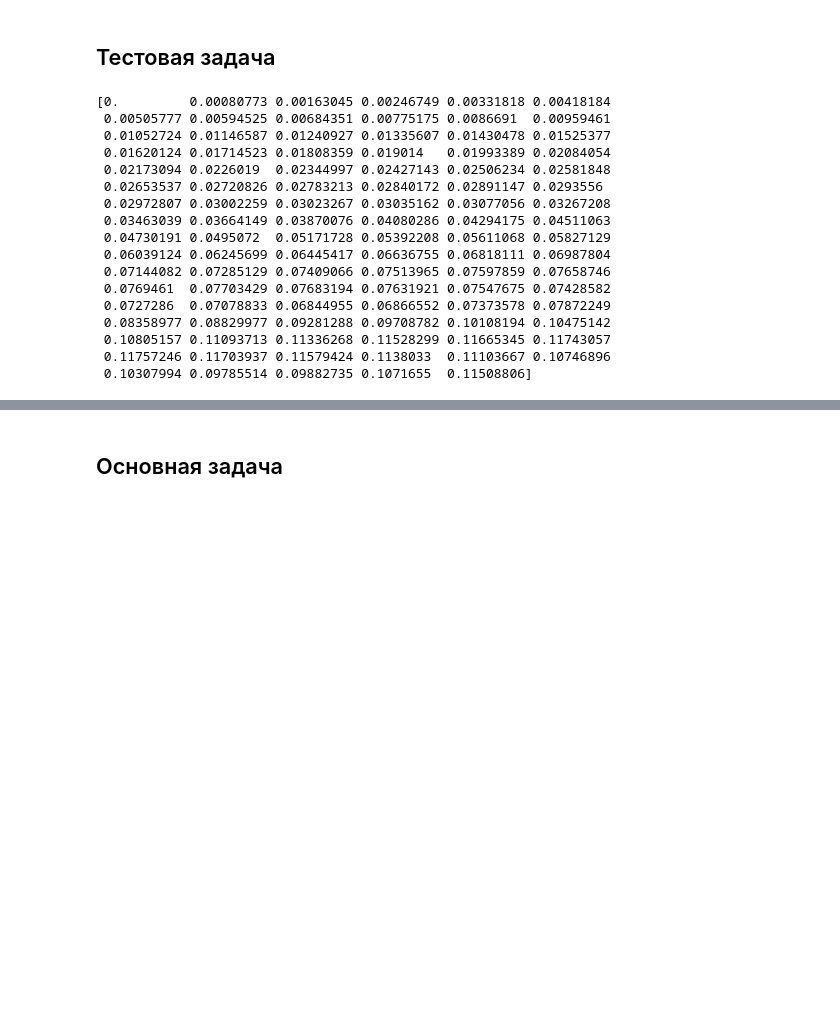
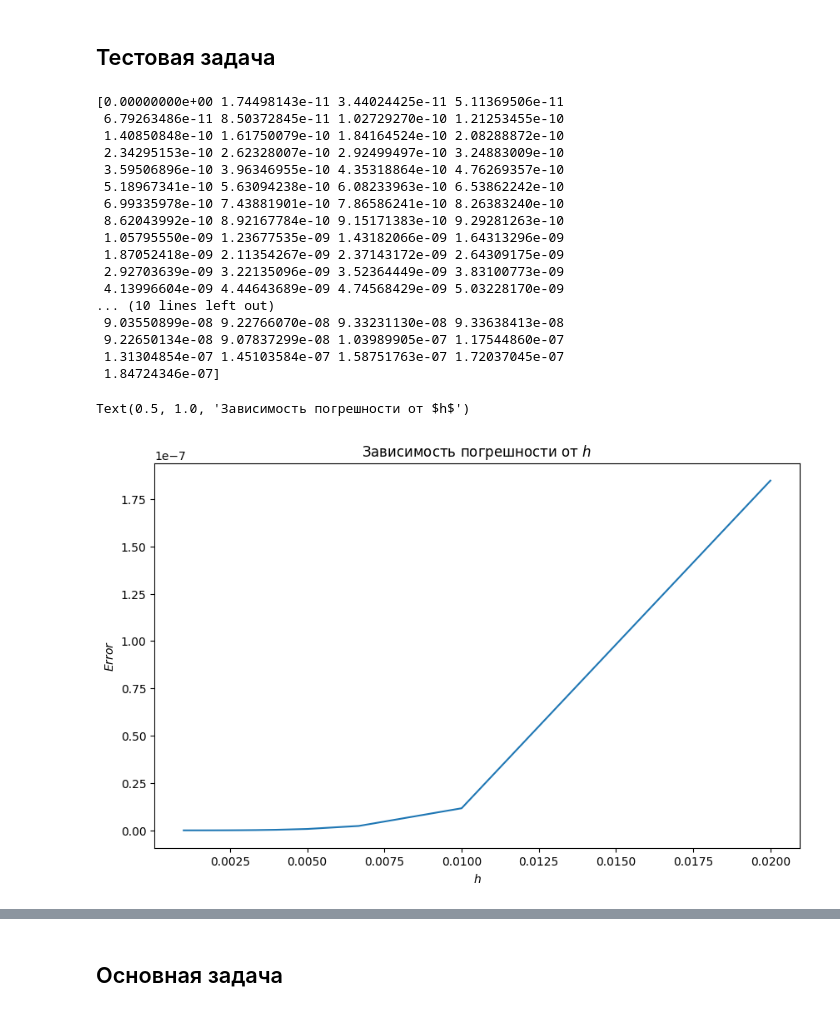
Before and after one commit to BKamol/NumericalMethods, a Jupyter notebook: CourseWork.ipynb, the cells around one changed output, grey strips where cells are left out. Drawn from its saved outputs; the diff is of its cells as text; code cells hidden in the pictures; blank space fills up the shorter version.

```diff
--- a/CourseWork.ipynb
+++ b/CourseWork.ipynb
@@ -44,30 +44,30 @@ def f(t, y):
 # %%
 a, b, N = 0, 2, 100
-h = (b-a)/N
+h = (b-a)/(N)
 
 y_precise = np.array([lambda t: np.cos(t*t)*np.sqrt(1+t),
                       lambda t: np.sin(t*t)*np.sqrt(1+t)])
 ya = np.array([y_precise[0](a), y_precise[1](a)])
 
-y_calc = Runge_Kutta(a, b, h, f, ya)
-nodes = np.arange(a, b+1e-15, h)
+y_calc = Runge_Kutta(a, b, N, f, ya)
+nodes = np.linspace(a, b+1e-15, N+1)
 print(error(nodes, y_calc, y_precise))
 # %% [output]
-[0.         0.00080773 0.00163045 0.00246749 0.00331818 0.00418184
- 0.00505777 0.00594525 0.00684351 0.00775175 0.0086691  0.00959461
- 0.01052724 0.01146587 0.01240927 0.01335607 0.01430478 0.01525377
- 0.01620124 0.01714523 0.01808359 0.019014   0.01993389 0.02084054
- 0.02173094 0.0226019  0.02344997 0.02427143 0.02506234 0.02581848
- 0.02653537 0.02720826 0.02783213 0.02840172 0.02891147 0.0293556
- 0.02972807 0.03002259 0.03023267 0.03035162 0.03077056 0.03267208
- 0.03463039 0.03664149 0.03870076 0.04080286 0.04294175 0.04511063
- 0.04730191 0.0495072  0.05171728 0.05392208 0.05611068 0.05827129
- 0.06039124 0.06245699 0.06445417 0.06636755 0.06818111 0.06987804
- 0.07144082 0.07285129 0.07409066 0.07513965 0.07597859 0.07658746
- 0.0769461  0.07703429 0.07683194 0.07631921 0.07547675 0.07428582
- 0.0727286  0.07078833 0.06844955 0.06866552 0.07373578 0.07872249
- 0.08358977 0.08829977 0.09281288 0.09708782 0.10108194 0.10475142
- 0.10805157 0.11093713 0.11336268 0.11528299 0.11665345 0.11743057
- 0.11757246 0.11703937 0.11579424 0.1138033  0.11103667 0.10746896
- 0.10307994 0.09785514 0.09882735 0.1071655  0.11508806]
+[0.00000000e+00 1.74498143e-11 3.44024425e-11 5.11369506e-11
+ 6.79263486e-11 8.50372845e-11 1.02729270e-10 1.21253455e-10
+ 1.40850848e-10 1.61750079e-10 1.84164524e-10 2.08288872e-10
+ 2.34295153e-10 2.62328007e-10 2.92499497e-10 3.24883009e-10
+ 3.59506896e-10 3.96346955e-10 4.35318864e-10 4.76269357e-10
+ 5.18967341e-10 5.63094238e-10 6.08233963e-10 6.53862242e-10
+ 6.99335978e-10 7.43881901e-10 7.86586241e-10 8.26383240e-10
+ 8.62043992e-10 8.92167784e-10 9.15171383e-10 9.29281263e-10
+ 1.05795550e-09 1.23677535e-09 1.43182066e-09 1.64313296e-09
+ 1.87052418e-09 2.11354267e-09 2.37143172e-09 2.64309175e-09
+ 2.92703639e-09 3.22135096e-09 3.52364449e-09 3.83100773e-09
+ 4.13996604e-09 4.44643689e-09 4.74568429e-09 5.03228170e-09
+... (10 lines left out)
+ 9.03550899e-08 9.22766070e-08 9.33231130e-08 9.33638413e-08
+ 9.22650134e-08 9.07837299e-08 1.03989905e-07 1.17544860e-07
+ 1.31304854e-07 1.45103584e-07 1.58751763e-07 1.72037045e-07
+ 1.84724346e-07]
 # %%
@@ -88,6 +88,15 @@ for N in Ns:
 hs = np.array(hs)
 max_errors = np.array(max_errors)
 max_errors_h = np.array(max_errors_h)
+# %%
+plt.rcParams['figure.figsize'] = (10, 6)
+plt.plot(hs, max_errors)
+plt.xlabel('$h$')
+plt.ylabel('$Error$')
+plt.title("Зависимость погрешности от $h$")
+# %% [output]
+Text(0.5, 1.0, 'Зависимость погрешности от $h$')
+[figure, added]
 # %%
 plt.rcParams['figure.figsize'] = (10, 6)
 plt.plot(hs**5, max_errors)
```
Also changed, not shown: parts of 12 cells of this notebook, 1 other file.
